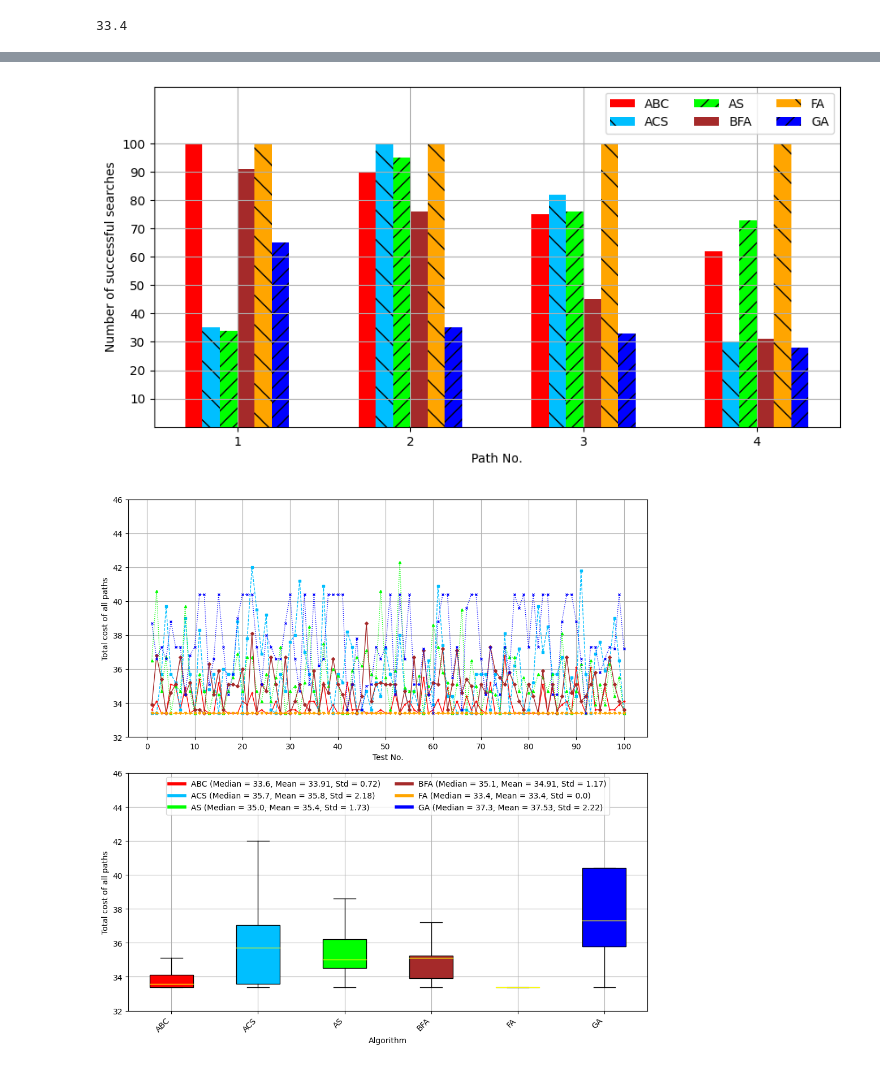
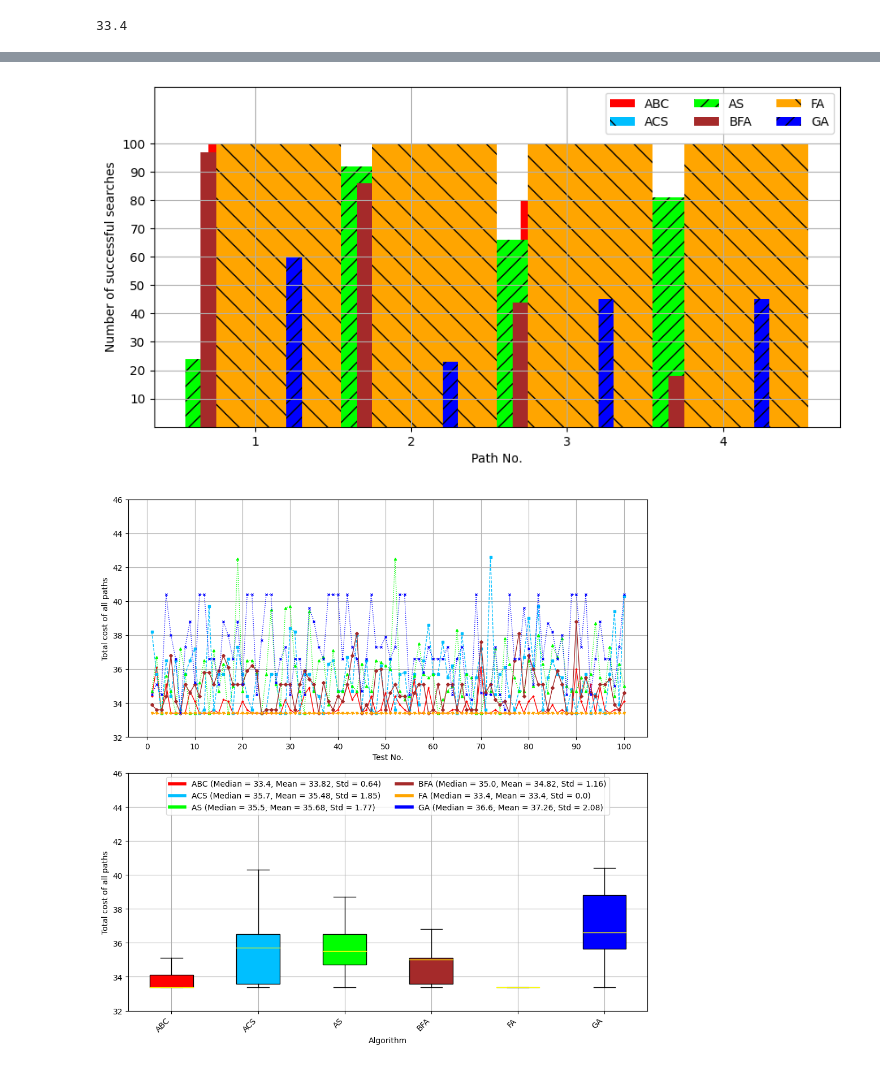
Before and after one commit to nguyenvantin971996/SDN_PyQt5, a Jupyter notebook: ryu_controller/ALL.ipynb, the cells around one changed output, grey strips where cells are left out. Drawn from its saved outputs; the diff is of its cells as text; code cells hidden in the pictures.

```diff
--- a/ryu_controller/ALL.ipynb
+++ b/ryu_controller/ALL.ipynb
@@ -213,0 +238,11 @@ for i in range(Times):
+# %%
+with open('ALL/ALL.json', 'r') as f1:
+    data = json.load(f1)
+
+statistics = {key: {
+    'median': round(np.median(value), 2),
+    'mean': round(np.mean(value), 2),
+    'std': round(np.std(value), 2),
+    'min': round(np.min(value), 2),
+    'max': round(np.max(value), 2)
+} for key, value in data.items()}
@@ -214,46 +269,30 @@ for i in range(Times):
 # %%
 xticks = np.arange(K)+1
 width = 0.1
 fig = plt.figure(figsize=(10, 5))
 plt.xticks(xticks)
 yticks = (np.arange(10) + 1) * 10
 plt.yticks(yticks)
 plt.ylim(0, 1.2*Times)
-plt.bar(xticks-0.25, number_success_1, width, color='red')
-plt.bar(xticks-0.15, number_success_2, width, color='deepskyblue', hatch='\\')
-plt.bar(xticks-0.05, number_success_3, width, color='lime', hatch='//')
-plt.bar(xticks+0.05, number_success_4, width, color='brown')
-plt.bar(xticks+0.15, number_success_5, width, color='orange', hatch='\\')
-plt.bar(xticks+0.25, number_success_6, width, color='blue', hatch='//')
+plt.bar(xticks-0.25, data['number_success_ABC'], width, color='red')
+plt.bar(xticks-0.15, data['number_success_ACS'], width, color='deepskyblue', hatch='\\')
+plt.bar(xticks-0.05, data['number_success_AS'], color='lime', hatch='//')
+plt.bar(xticks+0.05, data['number_success_BFA'], color='brown')
+plt.bar(xticks+0.15, data['number_success_FA'], color='orange', hatch='\\')
+plt.bar(xticks+0.25, data['number_success_GA'], width, color='blue', hatch='//')
 plt.xlabel("Path No.")
 plt.ylabel("Number of successful searches")
 plt.legend(["ABC", "ACS", "AS", "BFA", "FA", "GA"], loc="upper right", ncol=3)
 plt.grid()
 plt.savefig("ALL/ALL_nss.png", dpi=200, bbox_inches='tight')
 # %% [output]
-[figure, old version]
+[figure, new version]
 # %%
-metrics = ["ABC", "ACS", "AS", "BFA", "FA", "GA"]
+metrics = ["sum_ABC", "sum_ACS", "sum_AS", "sum_BFA", "sum_FA", "sum_GA"]
 labels = ["ABC", "ACS", "AS", "BFA", "FA", "GA"]
 colors = ['red', 'deepskyblue', 'lime', 'brown', 'orange', 'blue']
 linestyles = ['solid', 'dashed', 'dotted', 'solid', 'dashed', 'dotted']
 markers = ['+', 's', '^', 'D', 'v', 'x']
-
-data = {
-    "ABC": sum_1,
-    "ACS": sum_2,
-    "AS": sum_3,
-    "BFA": sum_4,
-    "FA": sum_5,
-    "GA": sum_6
-}
-statistics = {key: {
-    'median': round(np.median(value), 2),
-    'mean': round(np.mean(value), 2),
-    'std': round(np.std(value), 2),
-    'min': round(np.min(value), 2),
-    'max': round(np.max(value), 2)
-} for key, value in data.items()}
 
 fig, axs = plt.subplots(2, 1, figsize=(10, 10))
 
@@ -284,7 +323,7 @@ for patch, color in zip(box['boxes'], colors):
 
 handles = [plt.Line2D([0], [0], color=color, lw=4) for color in colors]
 legend_labels = [
-    f"{labels[i]} (Median = {statistics[labels[i]]['median']}, Mean = {statistics[labels[i]]['mean']}, Std = {statistics[labels[i]]['std']})"
+    f"{labels[i]} (Median = {statistics[metrics[i]]['median']}, Mean = {statistics[metrics[i]]['mean']}, Std = {statistics[metrics[i]]['std']})"
     for i in range(len(labels))
 ]
 plt.legend(handles, legend_labels, loc="upper center", ncol=2)
@@ -292,5 +331,5 @@ plt.tight_layout()
 plt.savefig("ALL/ALL_sum.png", dpi=200, bbox_inches='tight')
 plt.show()
 # %% [output]
-[figure, old version]
+[figure, new version]
 # %%
```
Also changed, not shown: parts of 5 cells of this notebook.
